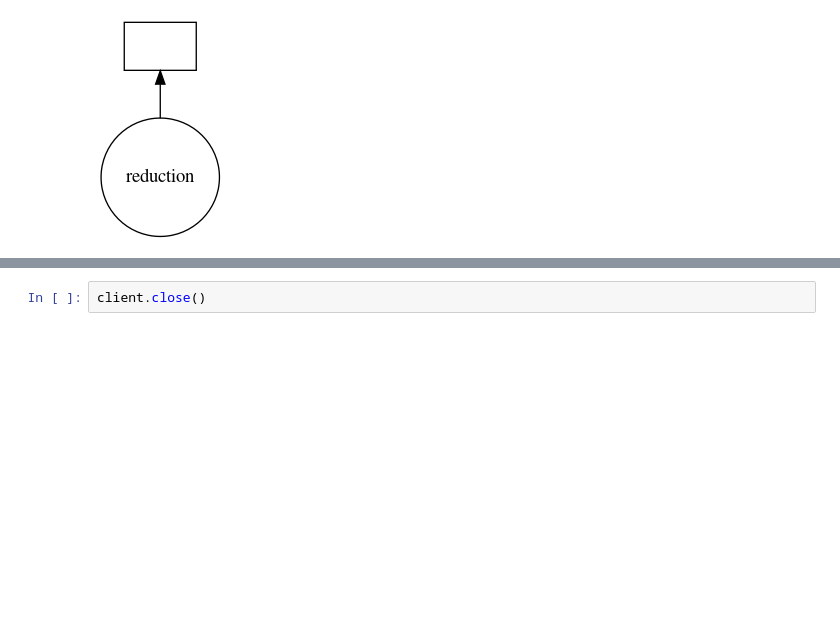
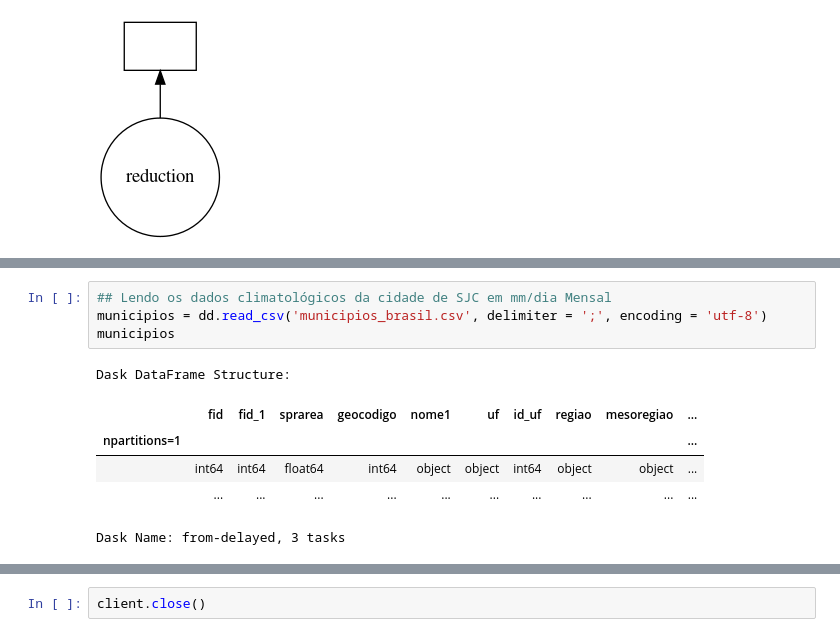
Before and after one commit to AbnerErnaniADSFatec/parallel-programing, a Jupyter notebook: dask-tests.ipynb, the cells around one changed output, grey strips where cells are left out. Drawn from its saved outputs; the diff is of its cells as text; blank space fills up the shorter version.

```diff
--- a/dask-tests.ipynb
+++ b/dask-tests.ipynb
@@ -238,0 +297,11 @@ soma.visualize()
+# %%
+## Lendo os dados climatológicos da cidade de SJC em mm/dia Mensal
+municipios = dd.read_csv('municipios_brasil.csv', delimiter = ';', encoding = 'utf-8')
+municipios
+# %% [output]
+Dask DataFrame Structure:
+|  | fid | fid_1 | sprarea | geocodigo | nome1 | uf | id_uf | regiao | mesoregiao | ... |
+| npartitions=1 |  |  |  |  |  |  |  |  |  | ... |
+|  | int64 | int64 | float64 | int64 | object | object | int64 | object | object | ... |
+|  | ... | ... | ... | ... | ... | ... | ... | ... | ... | ... |
+Dask Name: from-delayed, 3 tasks
```
Also changed, not shown: parts of 24 cells of this notebook, 2 other files.
